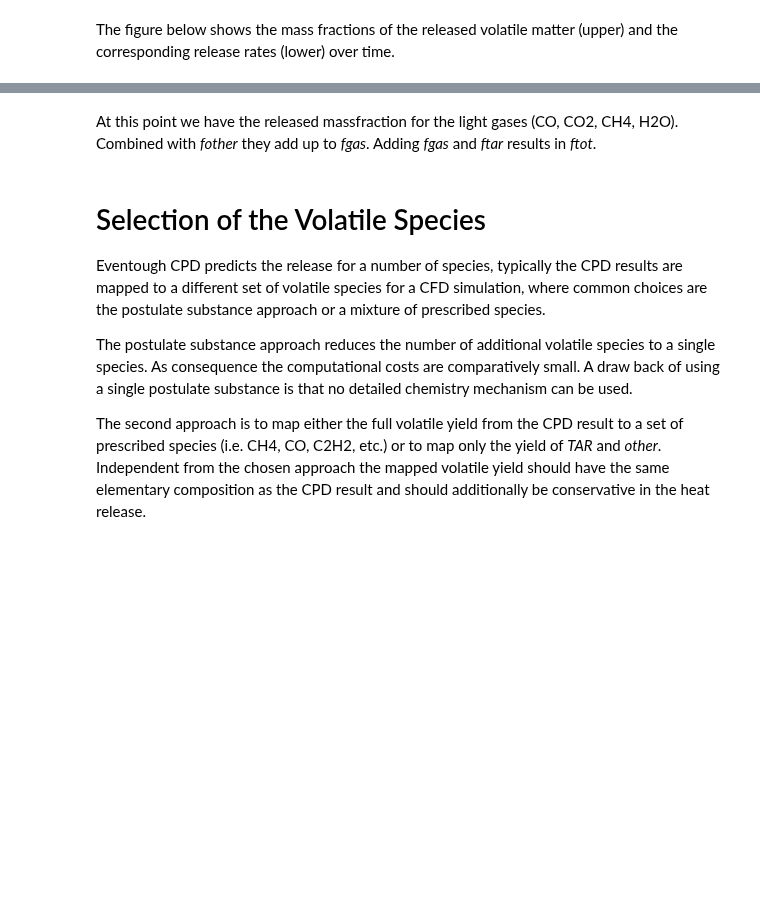
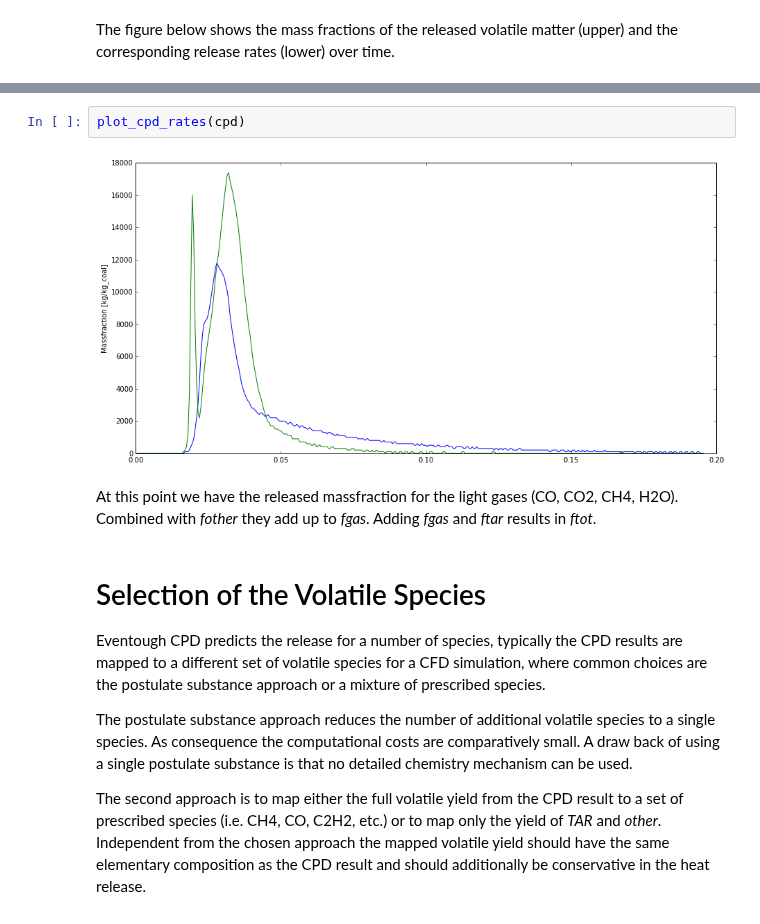
Before and after one commit to ostein/notebooks, a Jupyter notebook: pkp/BlackThunder.ipynb, the cells around one changed output, grey strips where cells are left out. Cells and saved outputs as stored; diff of their text form; blank space fills up the shorter version.

```diff
--- a/pkp/BlackThunder.ipynb
+++ b/pkp/BlackThunder.ipynb
@@ -228,3 +244,7 @@ plot_cpd(cpd)
+# %%
+plot_cpd_rates(cpd)
+# %% [output]
+[figure, added]
 # %% [markdown]
 At this point we have the released massfraction for the light gases (CO, CO2, CH4, H2O). Combined with *fother* they add up to *fgas*. Adding *fgas* and *ftar* results in *ftot*.
 # %% [markdown]
```
Also changed, not shown: parts of 22 cells of this notebook.
